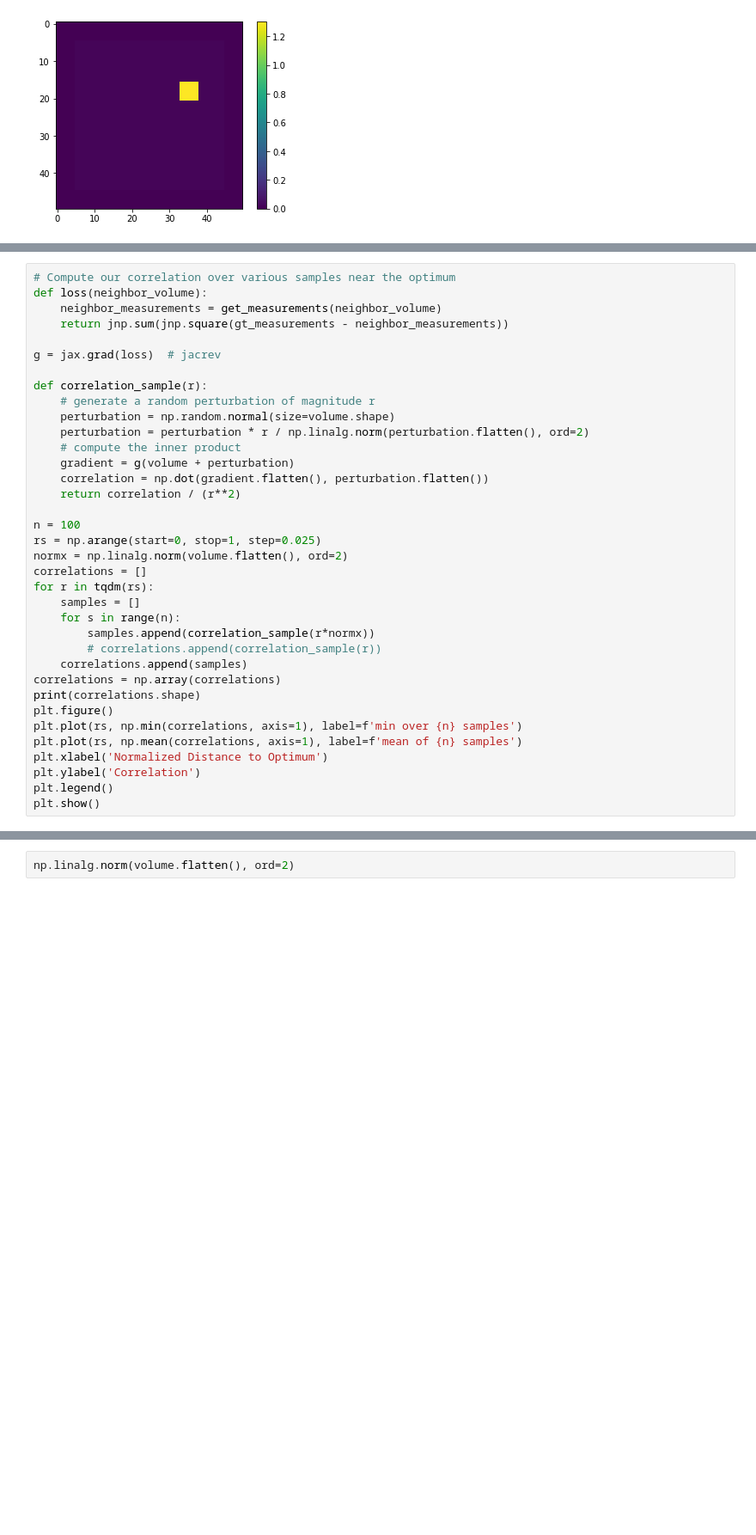
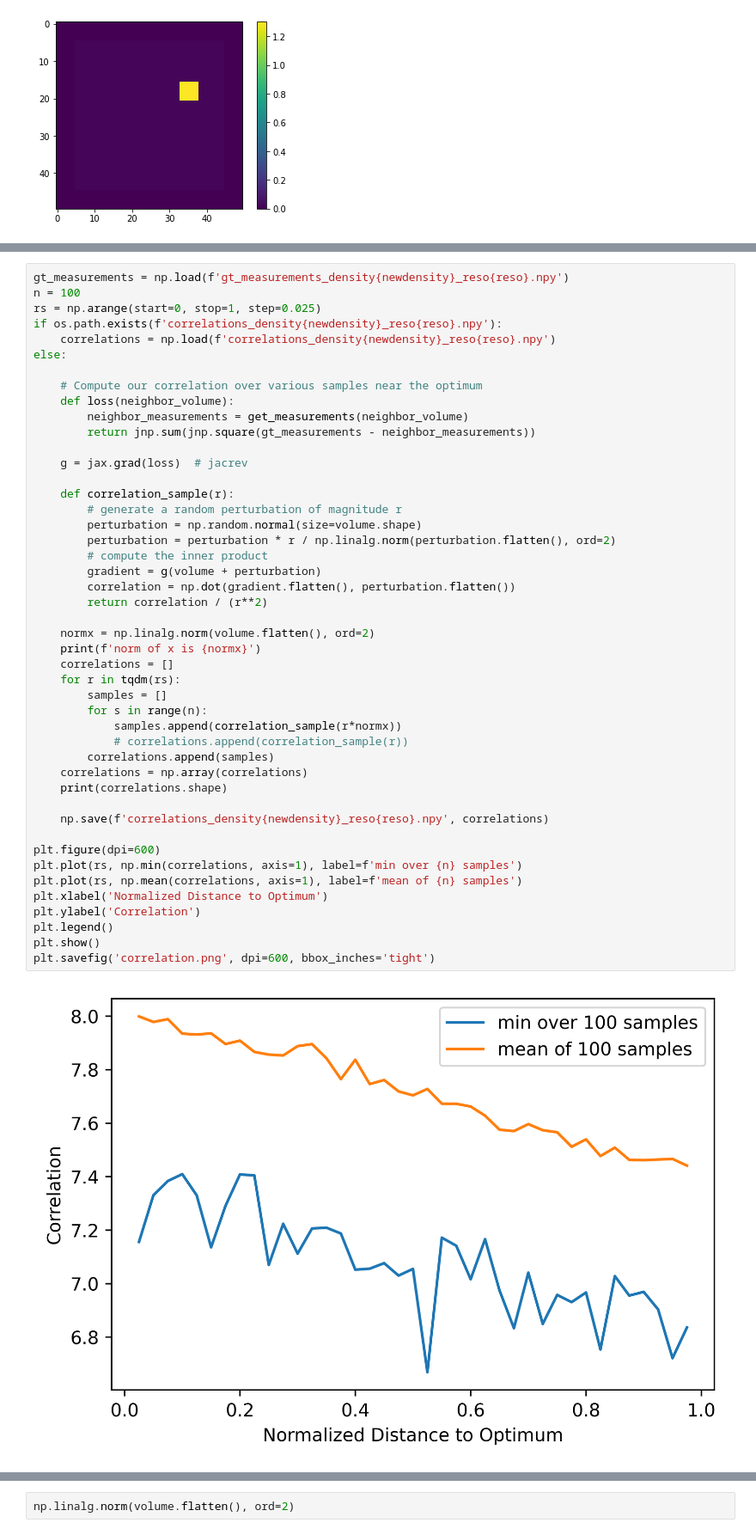
Before and after one commit to modestyachts/multi-energy-ct, a Jupyter notebook: synthetic_data.ipynb, the cells around one changed output, grey strips where cells are left out. Shown at 86% size. Cells and saved outputs as stored; diff of their text form; blank space fills up the shorter version.

```diff
--- a/synthetic_data.ipynb
+++ b/synthetic_data.ipynb
@@ -226,37 +218,48 @@ tifffile.imsave(f'/data/datasets/ct_shepp/varynorm/norm_{newdensity}_volume_reso
 # %%
-# Compute our correlation over various samples near the optimum
-def loss(neighbor_volume):
-    neighbor_measurements = get_measurements(neighbor_volume)
-    return jnp.sum(jnp.square(gt_measurements - neighbor_measurements))
-
-g = jax.grad(loss)  # jacrev
-
-def correlation_sample(r):
-    # generate a random perturbation of magnitude r
-    perturbation = np.random.normal(size=volume.shape)
-    perturbation = perturbation * r / np.linalg.norm(perturbation.flatten(), ord=2)
-    # compute the inner product
-    gradient = g(volume + perturbation)
-    correlation = np.dot(gradient.flatten(), perturbation.flatten())
-    return correlation / (r**2)
-
+gt_measurements = np.load(f'gt_measurements_density{newdensity}_reso{reso}.npy')
 n = 100
 rs = np.arange(start=0, stop=1, step=0.025)
-normx = np.linalg.norm(volume.flatten(), ord=2)
-correlations = []
-for r in tqdm(rs):
-    samples = []
-    for s in range(n):
-        samples.append(correlation_sample(r*normx))
-        # correlations.append(correlation_sample(r))
-    correlations.append(samples)
-correlations = np.array(correlations)
-print(correlations.shape)
-plt.figure()
+if os.path.exists(f'correlations_density{newdensity}_reso{reso}.npy'):
+    correlations = np.load(f'correlations_density{newdensity}_reso{reso}.npy')
+else:
+
+    # Compute our correlation over various samples near the optimum
+    def loss(neighbor_volume):
+        neighbor_measurements = get_measurements(neighbor_volume)
+        return jnp.sum(jnp.square(gt_measurements - neighbor_measurements))
+
+    g = jax.grad(loss)  # jacrev
+
+    def correlation_sample(r):
+        # generate a random perturbation of magnitude r
+        perturbation = np.random.normal(size=volume.shape)
+        perturbation = perturbation * r / np.linalg.norm(perturbation.flatten(), ord=2)
+        # compute the inner product
+        gradient = g(volume + perturbation)
+        correlation = np.dot(gradient.flatten(), perturbation.flatten())
+        return correlation / (r**2)
+
+    normx = np.linalg.norm(volume.flatten(), ord=2)
+    print(f'norm of x is {normx}')
+    correlations = []
+    for r in tqdm(rs):
+        samples = []
+        for s in range(n):
+            samples.append(correlation_sample(r*normx))
+            # correlations.append(correlation_sample(r))
+        correlations.append(samples)
+    correlations = np.array(correlations)
+    print(correlations.shape)
+
+    np.save(f'correlations_density{newdensity}_reso{reso}.npy', correlations)
+
+plt.figure(dpi=600)
 plt.plot(rs, np.min(correlations, axis=1), label=f'min over {n} samples')
 plt.plot(rs, np.mean(correlations, axis=1), label=f'mean of {n} samples')
 plt.xlabel('Normalized Distance to Optimum')
 plt.ylabel('Correlation')
 plt.legend()
 plt.show()
+plt.savefig('correlation.png', dpi=600, bbox_inches='tight')
 # %% [output]
+[figure, new version]
```
Also changed, not shown: parts of 4 cells of this notebook, 6 other files.
